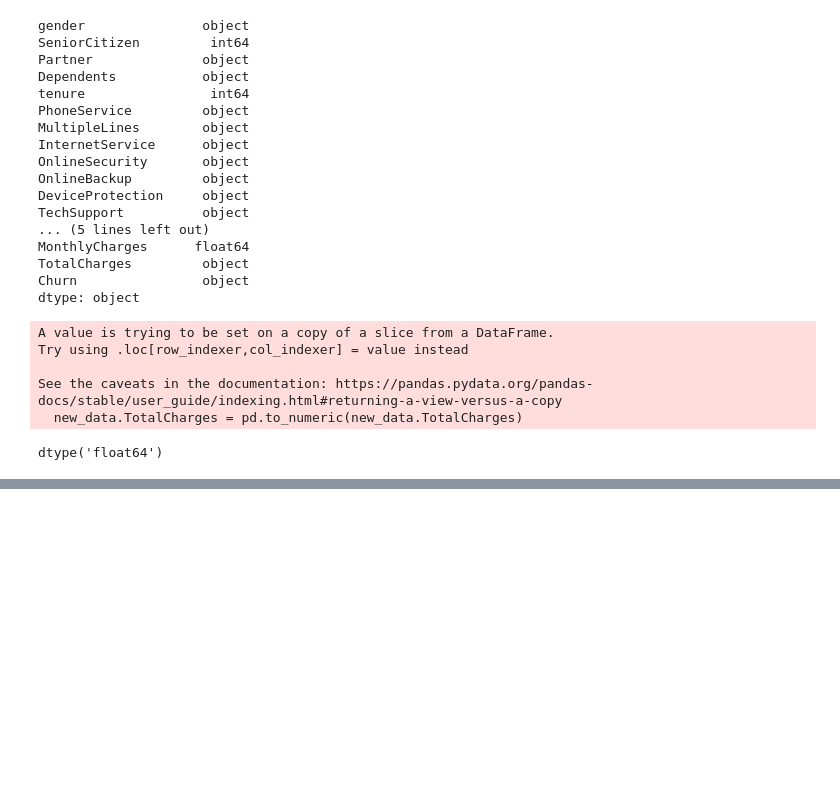
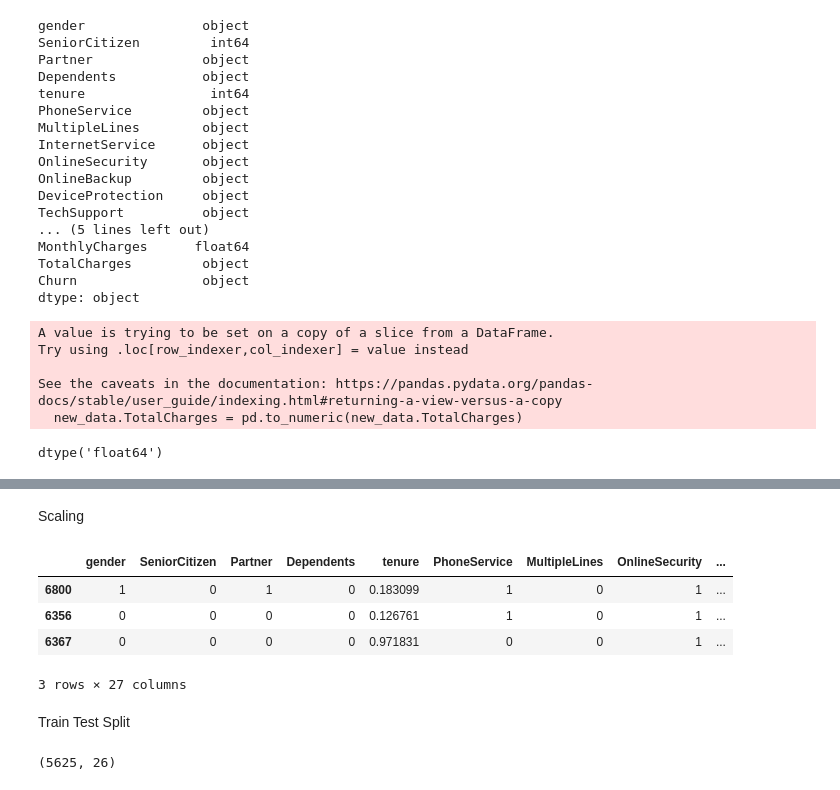
Before and after one commit to gideon-ogunbanjo/Churn-Predict, a Jupyter notebook: Model/model.ipynb, the cells around one changed output, grey strips where cells are left out. Drawn from its saved outputs; the diff is of its cells as text; code cells hidden in the pictures; blank space fills up the shorter version.

```diff
--- a/Model/model.ipynb
+++ b/Model/model.ipynb
@@ -128,0 +224,3 @@ Visualization
+# %%
+for col in yes_no_columns:
+    new_data[col].replace({'Yes':1, 'No':0}, inplace=True)
@@ -128,0 +240,2 @@ Visualization
+# %%
+new_data['gender'].replace({'Female':1, 'Male': 0}, inplace=True)
@@ -128,0 +258,4 @@ Visualization
+# %%
+# One Hot Encoding
+new_data_2 = pd.get_dummies(data=new_data, columns=['InternetService', 'Contract', 'PaymentMethod'], dtype=int)
+new_data_2.columns
@@ -128,0 +293,16 @@ Visualization
+# %% [markdown]
+Scaling
+# %%
+cols_to_scale = ['tenure', 'MonthlyCharges', 'TotalCharges']
+scaler = MinMaxScaler()
+new_data_2[cols_to_scale] = scaler.fit_transform(new_data_2[cols_to_scale])
+# %%
+new_data_2.sample(3)
+# %% [output]
+|  | gender | SeniorCitizen | Partner | Dependents | tenure | PhoneService | MultipleLines | OnlineSecurity | ... |
+| 6800 | 1 | 0 | 1 | 0 | 0.183099 | 1 | 0 | 1 | ... |
+| 6356 | 0 | 0 | 0 | 0 | 0.126761 | 1 | 0 | 1 | ... |
+| 6367 | 0 | 0 | 0 | 0 | 0.971831 | 0 | 0 | 1 | ... |
+3 rows × 27 columns
+# %% [markdown]
+Train Test Split
@@ -128,0 +316,4 @@ Visualization
+# %%
+x_train.shape
+# %% [output]
+(5625, 26)
```
Also changed, not shown: parts of 24 cells of this notebook, 2 other files.
